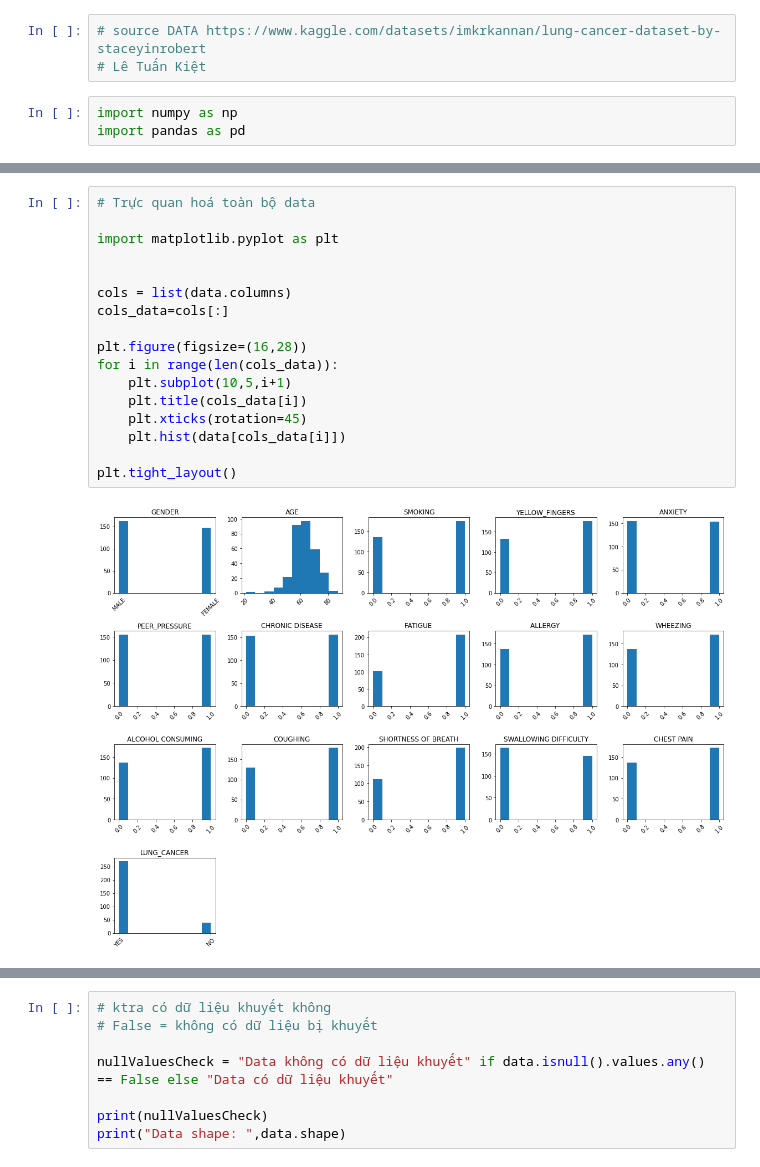
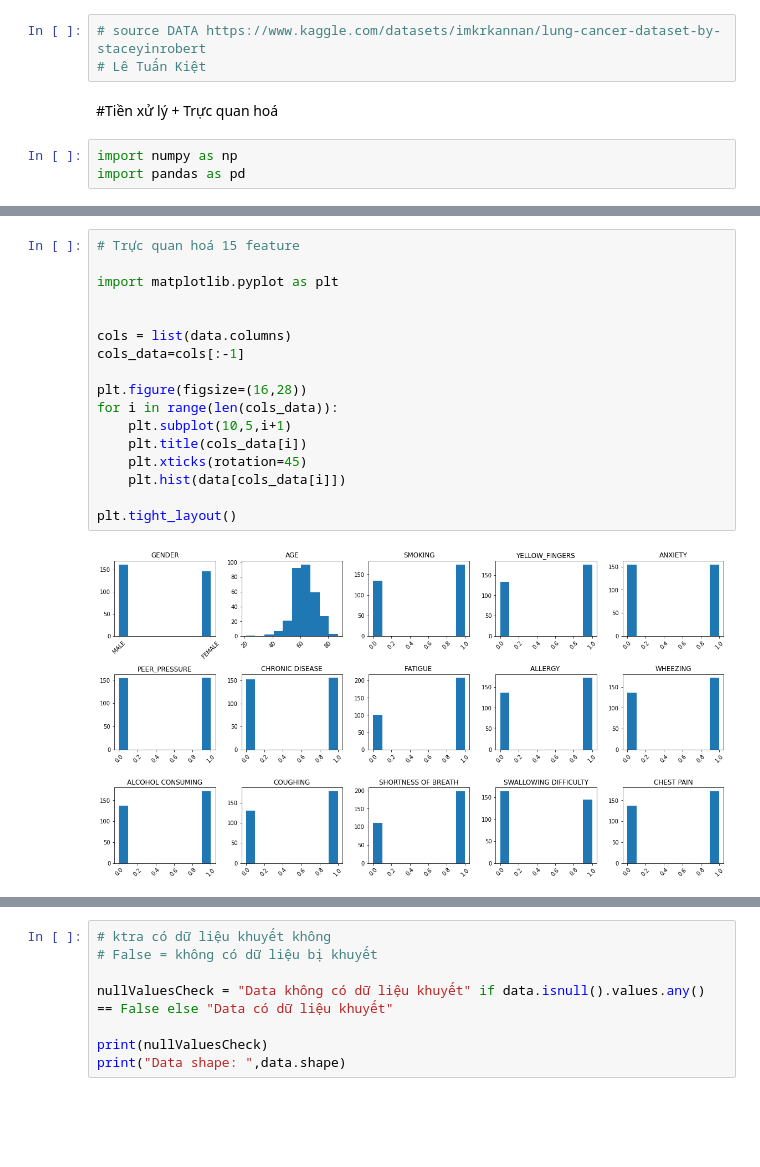
Before and after one commit to 1337Rinz/KhaiPhaDuLieuLon, a Jupyter notebook: DoAn_KhaiPhaDuLieuLon.ipynb, the cells around one changed output, grey strips where cells are left out. Drawn from its saved outputs; the diff is of its cells as text; blank space fills up the shorter version.

```diff
--- a/DoAn_KhaiPhaDuLieuLon.ipynb
+++ b/DoAn_KhaiPhaDuLieuLon.ipynb
@@ -3,6 +3,8 @@
 # %%
 # source DATA https://www.kaggle.com/datasets/imkrkannan/lung-cancer-dataset-by-staceyinrobert
 # Lê Tuấn Kiệt
+# %% [markdown]
+#Tiền xử lý + Trực quan hoá
 # %%
 import numpy as np
 import pandas as pd
@@ -24,21 +26,21 @@ data shape:  (309, 16)
 | 3 | MALE | 63 | 1 | 1 | 1 | 0 | 0 | 0 | 0 | ... |
 | 4 | FEMALE | 63 | 0 | 1 | 0 | 0 | 0 | 0 | 0 | ... |
 # %%
-# Trực quan hoá toàn bộ data
+# Trực quan hoá 15 feature
 
 import matplotlib.pyplot as plt
 
 
 cols = list(data.columns)
-cols_data=cols[:]
+cols_data=cols[:-1]
 
 plt.figure(figsize=(16,28))
 for i in range(len(cols_data)):
     plt.subplot(10,5,i+1)
     plt.title(cols_data[i])
     plt.xticks(rotation=45)
     plt.hist(data[cols_data[i]])
 
 plt.tight_layout()
 # %% [output]
-[figure, old version]
+[figure, new version]
```
Also changed, not shown: parts of 5 cells of this notebook.
